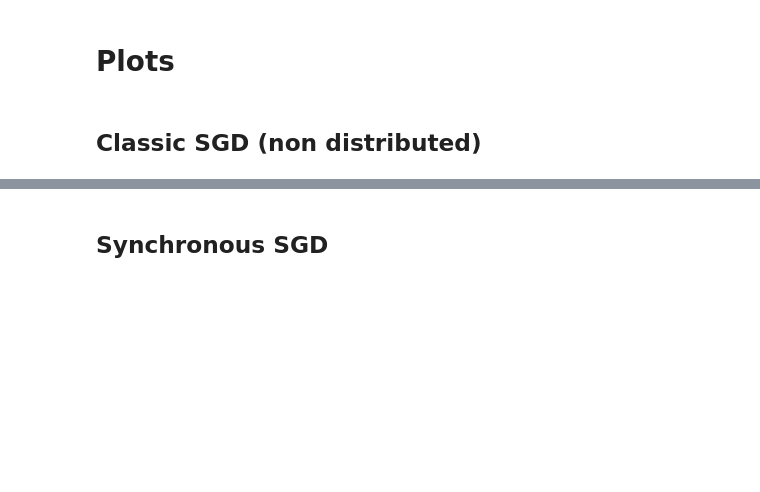
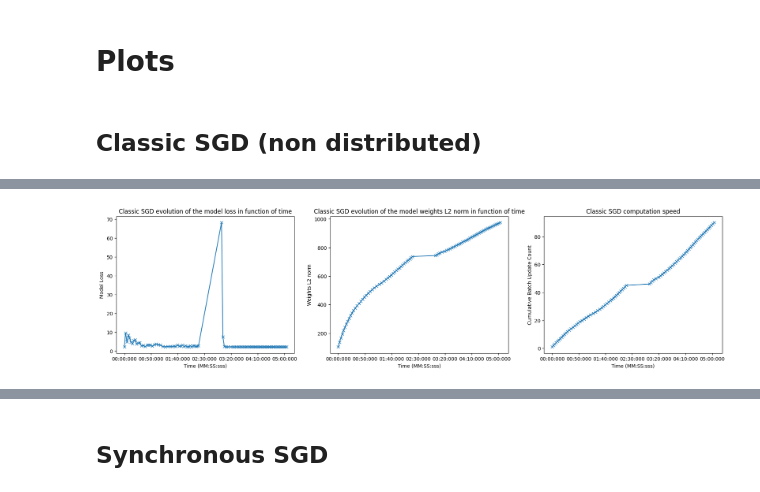
Before and after one commit to NicolasRR/OptML, a Jupyter notebook: Compare_and_Plot.ipynb, the cells around one changed output, grey strips where cells are left out. Saved outputs shown, nothing was run; the diff lists cells and outputs as text; code cells hidden in the pictures; blank space fills up the shorter version.

```diff
--- a/Compare_and_Plot.ipynb
+++ b/Compare_and_Plot.ipynb
@@ -37,21 +37,15 @@ if (
     with open("log.log", "r") as log_file:
         # Iterate through each line in the log file
         for line in log_file:
-            lines.append(line.split(" - __main__ - "))
+            lines.append(line.split(" - common - "))
 
     for i, line in enumerate(lines):
         timestamp = datetime.strptime(line[0], "%Y-%m-%d %H:%M:%S,%f")
         lines[i][0] = timestamp
 
-    del_list = []
-    for i, line in enumerate(lines):
-        if "INFO" in line[1]:
-            del_list.append(i)
-
-    del_list = sorted(del_list, reverse=True)
-    for idx in del_list:
-        if idx < len(lines):
-            lines.pop(idx)
+    lines = [line for line in lines if "INFO" not in line[1]]
+    val_lines = [line for line in lines if "Train loss:" in line[1]]
+    lines = [line for line in lines if "Train loss:" not in line[1]]
 
     start_time = lines[0][0]
     end_time = lines[-1][0]
@@ -74,39 +68,85 @@ if (
             (
                 line[0],
                 float(splited_text[0].split(" ")[1]),
-                int(splited_text[1].split(" ")[3][1:-1].split("/")[0]),
-                int(splited_text[2].split(" ")[2].split("/")[0]),
+                float(splited_text[1].split(" ")[-1]),
+                int(splited_text[2].split(" ")[3][1:-1].split("/")[0]),
+                int(splited_text[3].split(" ")[-1].split("/")[0]),
             )
         )
 
     ####### PLOTS #######
-    # Create a 1x2 grid of subplots
-    fig, axs = plt.subplots(nrows=1, ncols=2, figsize=(20, 5))
+    # Create a 1x3 grid of subplots
+    fig, axs = plt.subplots(nrows=1, ncols=3, figsize=(22, 5))
 
     # First subplot (Model Loss vs Time)
     timedeltas = [line[0].total_seconds() for line in model_update_lines]
     losses = [line[1] for line in model_update_lines]
-
-    axs[0].scatter(timedeltas, losses, marker="o")
+    axs[0].plot(timedeltas, losses, marker="x")
     axs[0].set_xlabel("Time (MM:SS:sss)")
     axs[0].set_ylabel("Model Loss")
     axs[0].set_title("Classic SGD evolution of the model loss in function of time")
-
     # Format x-axis tick labels
     formatter = FuncFormatter(format_timedelta)
     axs[0].xaxis.set_major_formatter(formatter)
 
-    # Second subplot (Cumulative Batch Update Count vs Time)
-    batches = [line[2] for line in model_update_lines]
-
-    axs[1].plot(timedeltas, batches)
-
+    # Second subplot (Weights L2 norm vs Time)
+    weights_norm = [line[2] for line in model_update_lines]
+    axs[1].plot(timedeltas, weights_norm, marker="x")
     axs[1].set_xlabel("Time (MM:SS:sss)")
-    axs[1].set_ylabel("Cumulative Batch Update Count")
-    axs[1].set_title("Classic SGD computation speed")
-
+    axs[1].set_ylabel("Weights L2 norm")
+    axs[1].set_title("Classic SGD evolution of the model weights L2 norm in function of time")
     # Format x-axis tick labels
     axs[1].xaxis.set_major_formatter(formatter)
 
+    # Thirst subplot (Cumulative Batch Update Count vs Time)
+    batches = [line[3] for line in model_update_lines]
+    axs[2].plot(timedeltas, batches, marker="x")
+    axs[2].set_xlabel("Time (MM:SS:sss)")
+    axs[2].set_ylabel("Cumulative Batch Update Count")
+    axs[2].set_title("Classic SGD computation speed")
+    # Format x-axis tick labels
+    axs[2].xaxis.set_major_formatter(formatter)
+
     # Display the subplots
     plt.show()
+
+    if len(val_lines) > 0:
+        time_offset = val_lines[0][0]
+        for idx, v_line in enumerate(val_lines):
+            splited_text = v_line[1].split(", ")
+            val_lines[idx] = (v_line[0] - time_offset,
+                              float(splited_text[0].split("Train loss: ")[-1]), # train loss
+                              float(splited_text[1].split("train accuracy: ")[1].split(" ")[0]), # train accuracy
+                              float(splited_text[2].split("val loss: ")[-1]), # val loss
+                              float(splited_text[3].split("val accuracy: ")[1].split(" ")[0]), # val accuracy
+                             )
+        fig, axs = plt.subplots(nrows=1, ncols=2, figsize=(20, 5))
+        timedeltas = [line[0].total_seconds() for line in val_lines]
+        tr_losses = [line[1] for line in val_lines]
+        tr_acc = [line[2] for line in val_lines]
+        val_losses = [line[3] for line in val_lines]
+        val_acc = [line[4] for line in val_lines]
+        # First subplot (Model Loss vs Time)
+        axs[0].plot(timedeltas, tr_losses, marker="x", label="Training")
+        axs[0].plot(timedeltas, val_losses, marker="x", label="Validation")
+        axs[0].set_xlabel("Time (MM:SS:sss)")
+        axs[0].set_ylabel("Loss")
+        axs[0].set_title("Classic SGD evolution of the train and validation loss in function of time")
+        # Format x-axis tick labels
+        formatter = FuncFormatter(format_timedelta)
+        axs[0].xaxis.set_major_formatter(formatter)
+        axs[0].legend()
+        # Second subplot (Weights L2 norm vs Time)
+        axs[1].plot(timedeltas, tr_acc, marker="x", label="Training")
+        axs[1].plot(timedeltas, val_acc, marker="x", label="Validation")
+        axs[1].set_xlabel("Time (MM:SS:sss)")
+        axs[1].set_ylabel("Accuracy")
+        axs[1].set_title("Classic SGD evolution of the train and validation accuracy in function of time")
+        # Format x-axis tick labels
+        formatter = FuncFormatter(format_timedelta)
+        axs[1].xaxis.set_major_formatter(formatter)
+        axs[1].legend()
+
+        # Display the subplots
+        plt.show()
+# %% [output]
@@ -112,0 +154 @@ if (
+[figure, added]
```
Also changed, not shown: parts of 5 cells of this notebook.
